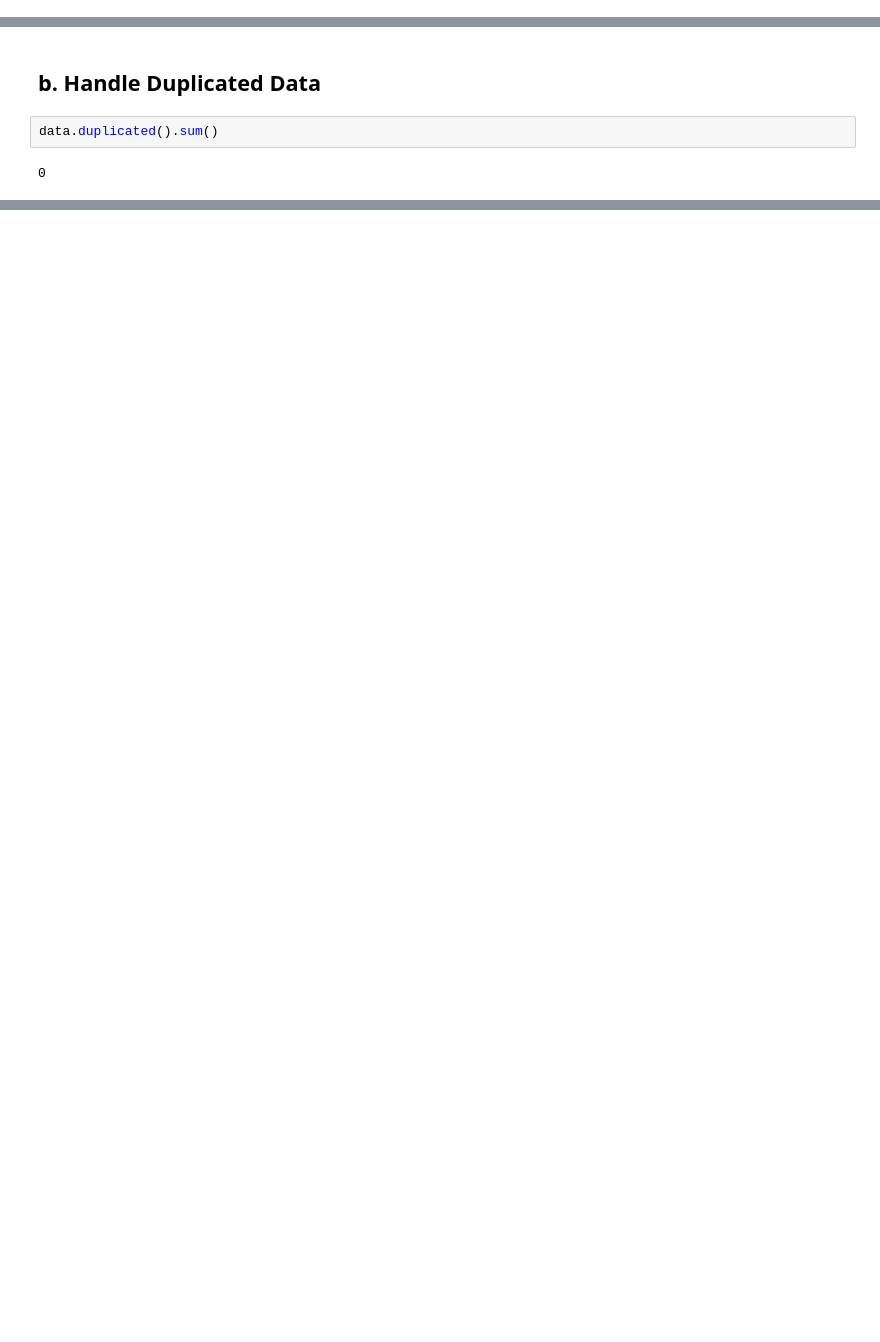
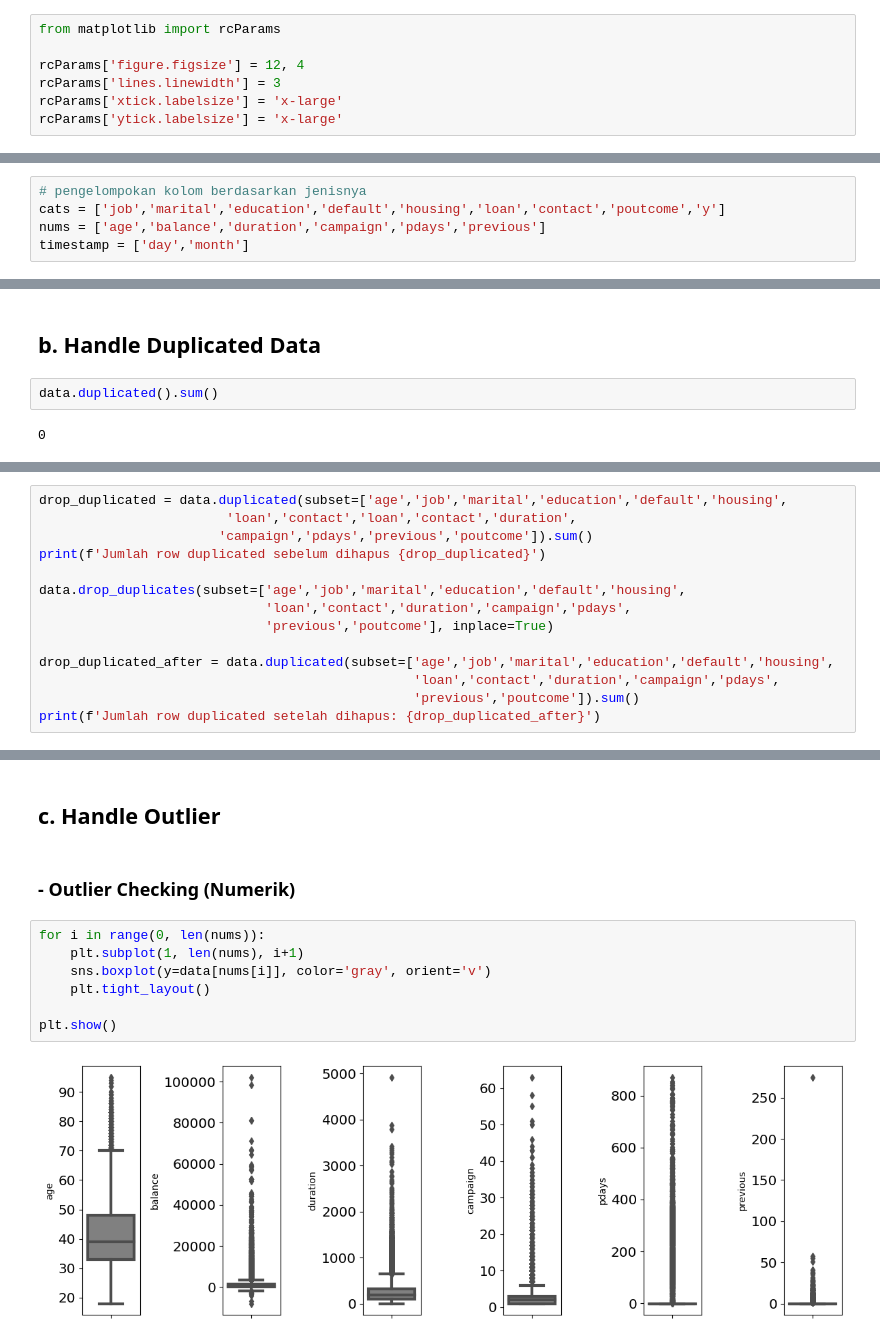
Before and after one commit to rendybk/finpro_model_masetros, a Jupyter notebook: Finpro_Phase_1.ipynb, the cells around one changed output, grey strips where cells are left out. Drawn from its saved outputs; the diff is of its cells as text; blank space fills up the shorter version.

Commit message:
data cleansing dan handling outlier

```diff
--- a/Finpro_Phase_1.ipynb
+++ b/Finpro_Phase_1.ipynb
@@ -6,6 +6,13 @@ import seaborn as sns
 
 from sklearn.preprocessing import MinMaxScaler, StandardScaler
 from imblearn import under_sampling, over_sampling
+# %%
+from matplotlib import rcParams
+
+rcParams['figure.figsize'] = 12, 4
+rcParams['lines.linewidth'] = 3
+rcParams['xtick.labelsize'] = 'x-large'
+rcParams['ytick.labelsize'] = 'x-large'
 # %%
 data = pd.read_csv('train.csv', sep=';')
 # %% [markdown]
@@ -35 +44,6 @@ memory usage: 5.9+ MB
+# %%
+# pengelompokan kolom berdasarkan jenisnya
+cats = ['job','marital','education','default','housing','loan','contact','poutcome','y']
+nums = ['age','balance','duration','campaign','pdays','previous']
+timestamp = ['day','month']
 # %% [markdown]
@@ -87,0 +118,14 @@ data.duplicated(subset=['age','job','marital','education','housing','loan','cont
+# %%
+drop_duplicated = data.duplicated(subset=['age','job','marital','education','default','housing',
+                        'loan','contact','loan','contact','duration',
+                       'campaign','pdays','previous','poutcome']).sum()
+print(f'Jumlah row duplicated sebelum dihapus {drop_duplicated}')
+
+data.drop_duplicates(subset=['age','job','marital','education','default','housing',
+                             'loan','contact','duration','campaign','pdays',
+                             'previous','poutcome'], inplace=True)
+
+drop_duplicated_after = data.duplicated(subset=['age','job','marital','education','default','housing',
+                                                'loan','contact','duration','campaign','pdays',
+                                                'previous','poutcome']).sum()
+print(f'Jumlah row duplicated setelah dihapus: {drop_duplicated_after}')
@@ -87,0 +156,13 @@ data.duplicated(subset=['age','job','marital','education','housing','loan','cont
+# %% [markdown]
+## c. Handle Outlier
+# %% [markdown]
+### - Outlier Checking (Numerik)
+# %%
+for i in range(0, len(nums)):
+    plt.subplot(1, len(nums), i+1)
+    sns.boxplot(y=data[nums[i]], color='gray', orient='v')
+    plt.tight_layout()
+
+plt.show()
+# %% [output]
+[figure, added]
```
Also changed, not shown: parts of 25 cells of this notebook.
